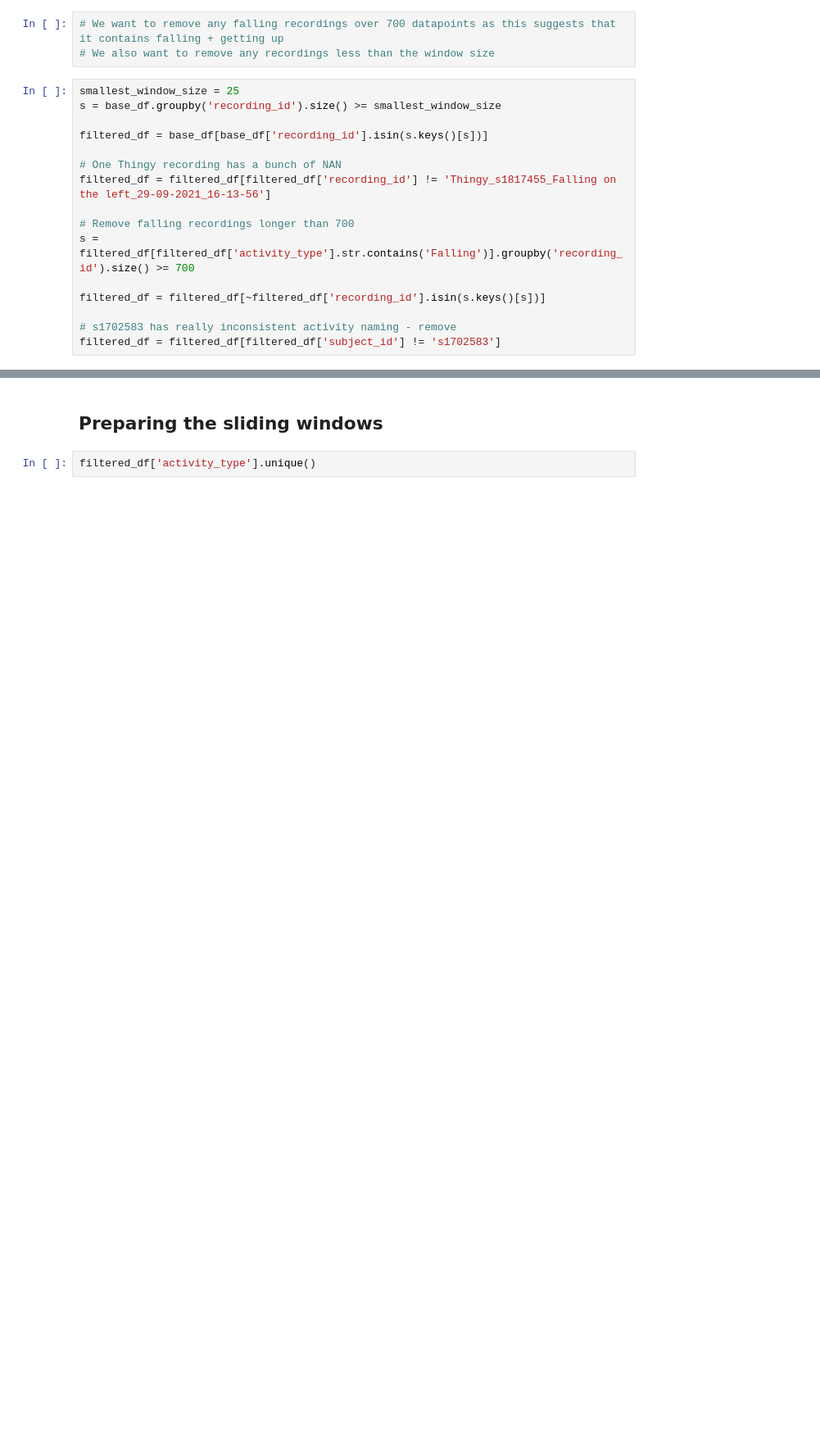
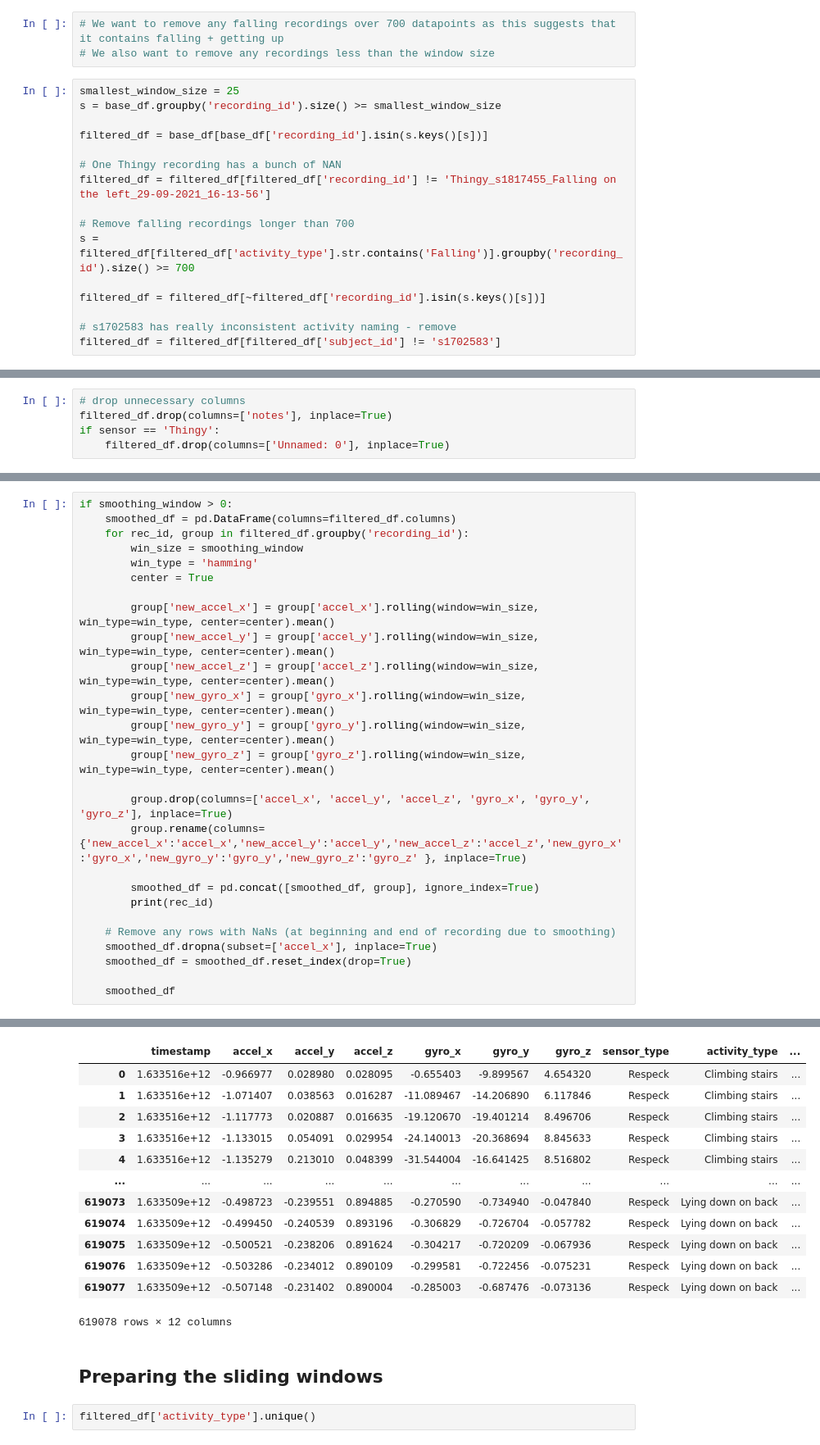
Before and after one commit to gwenty/pdiot-activity-tracker, a Jupyter notebook: ml/notebooks/01_sliding_windows.ipynb, the cells around one changed output, grey strips where cells are left out. Shown at 82% size. Cells and saved outputs as stored; diff of their text form; blank space fills up the shorter version.

```diff
--- a/ml/notebooks/01_sliding_windows.ipynb
+++ b/ml/notebooks/01_sliding_windows.ipynb
@@ -63,3 +66,8 @@ filtered_df[filtered_df.apply(lambda x: not(x.activity_type in x.recording_id or
+# %%
+# drop unnecessary columns
+filtered_df.drop(columns=['notes'], inplace=True)
+if sensor == 'Thingy':
+    filtered_df.drop(columns=['Unnamed: 0'], inplace=True)
 # %%
 def plot_by_id(i):
     plot_recording = base_df[base_df['recording_id'] == i]
@@ -107,0 +118,27 @@ dtype: int64
+# %%
+if smoothing_window > 0:
+    smoothed_df = pd.DataFrame(columns=filtered_df.columns)
+    for rec_id, group in filtered_df.groupby('recording_id'):
+        win_size = smoothing_window
+        win_type = 'hamming'
+        center = True
+
+        group['new_accel_x'] = group['accel_x'].rolling(window=win_size, win_type=win_type, center=center).mean()
+        group['new_accel_y'] = group['accel_y'].rolling(window=win_size, win_type=win_type, center=center).mean()
+        group['new_accel_z'] = group['accel_z'].rolling(window=win_size, win_type=win_type, center=center).mean()
+        group['new_gyro_x'] = group['gyro_x'].rolling(window=win_size, win_type=win_type, center=center).mean()
+        group['new_gyro_y'] = group['gyro_y'].rolling(window=win_size, win_type=win_type, center=center).mean()
+        group['new_gyro_z'] = group['gyro_z'].rolling(window=win_size, win_type=win_type, center=center).mean()
+
+        group.drop(columns=['accel_x', 'accel_y', 'accel_z', 'gyro_x', 'gyro_y', 'gyro_z'], inplace=True)
+        group.rename(columns={'new_accel_x':'accel_x','new_accel_y':'accel_y','new_accel_z':'accel_z','new_gyro_x':'gyro_x','new_gyro_y':'gyro_y','new_gyro_z':'gyro_z' }, inplace=True)
+
+        smoothed_df = pd.concat([smoothed_df, group], ignore_index=True)
+        print(rec_id)
+
+    # Remove any rows with NaNs (at beginning and end of recording due to smoothing)
+    smoothed_df.dropna(subset=['accel_x'], inplace=True)
+    smoothed_df = smoothed_df.reset_index(drop=True)
+
+    smoothed_df
+# %% [output]
@@ -108,3 +162,16 @@ dtype: int64
+|  | timestamp | accel_x | accel_y | accel_z | gyro_x | gyro_y | gyro_z | sensor_type | activity_type | ... |
+| 0 | 1.633516e+12 | -0.966977 | 0.028980 | 0.028095 | -0.655403 | -9.899567 | 4.654320 | Respeck | Climbing stairs | ... |
+| 1 | 1.633516e+12 | -1.071407 | 0.038563 | 0.016287 | -11.089467 | -14.206890 | 6.117846 | Respeck | Climbing stairs | ... |
+| 2 | 1.633516e+12 | -1.117773 | 0.020887 | 0.016635 | -19.120670 | -19.401214 | 8.496706 | Respeck | Climbing stairs | ... |
+| 3 | 1.633516e+12 | -1.133015 | 0.054091 | 0.029954 | -24.140013 | -20.368694 | 8.845633 | Respeck | Climbing stairs | ... |
+| 4 | 1.633516e+12 | -1.135279 | 0.213010 | 0.048399 | -31.544004 | -16.641425 | 8.516802 | Respeck | Climbing stairs | ... |
+| ... | ... | ... | ... | ... | ... | ... | ... | ... | ... | ... |
+| 619073 | 1.633509e+12 | -0.498723 | -0.239551 | 0.894885 | -0.270590 | -0.734940 | -0.047840 | Respeck | Lying down on back | ... |
+| 619074 | 1.633509e+12 | -0.499450 | -0.240539 | 0.893196 | -0.306829 | -0.726704 | -0.057782 | Respeck | Lying down on back | ... |
+| 619075 | 1.633509e+12 | -0.500521 | -0.238206 | 0.891624 | -0.304217 | -0.720209 | -0.067936 | Respeck | Lying down on back | ... |
+| 619076 | 1.633509e+12 | -0.503286 | -0.234012 | 0.890109 | -0.299581 | -0.722456 | -0.075231 | Respeck | Lying down on back | ... |
+| 619077 | 1.633509e+12 | -0.507148 | -0.231402 | 0.890004 | -0.285003 | -0.687476 | -0.073136 | Respeck | Lying down on back | ... |
+619078 rows × 12 columns
 # %% [markdown]
 ## Preparing the sliding windows
 # %%
```
Also changed, not shown: parts of 13 cells of this notebook.
